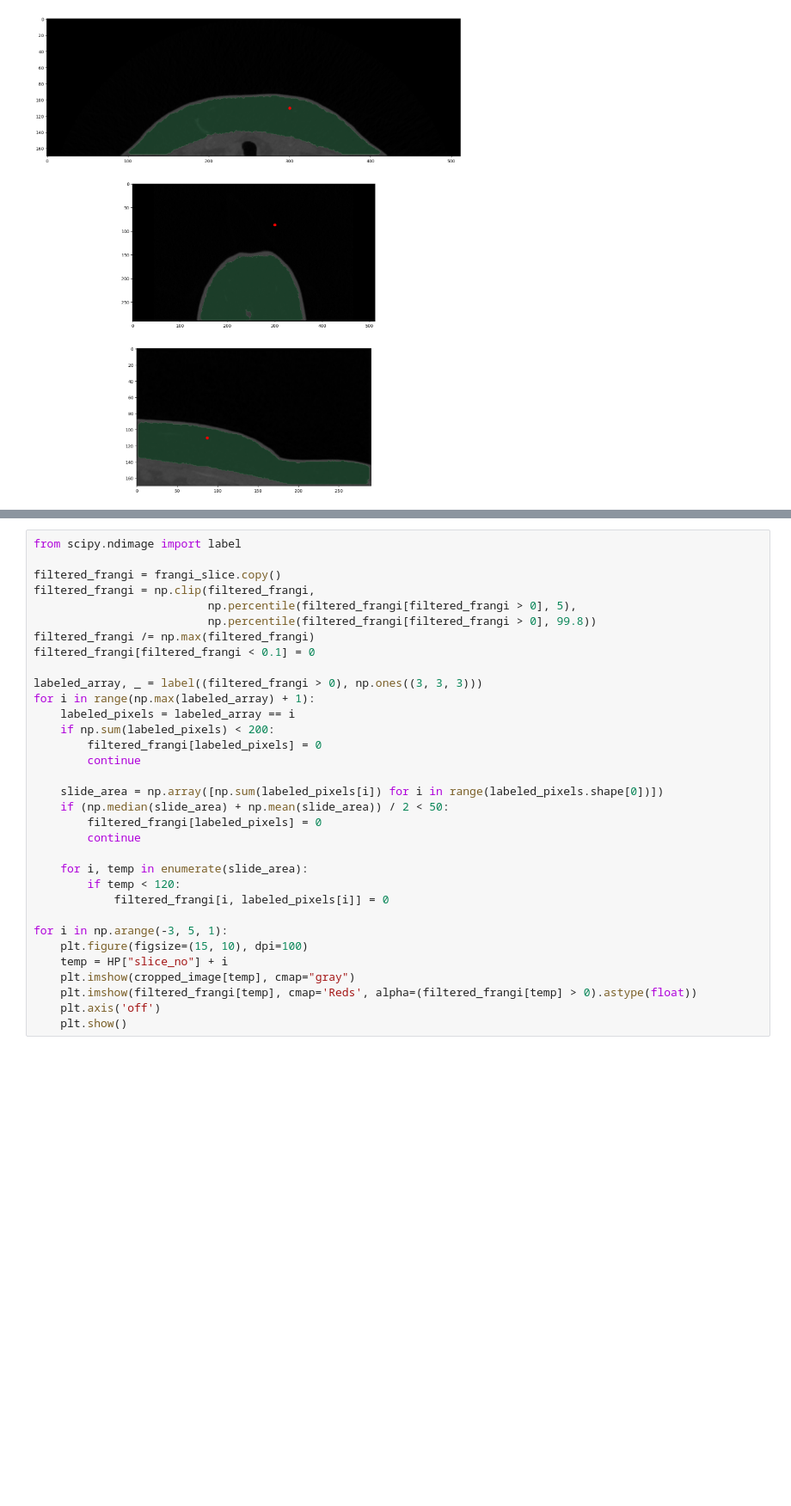
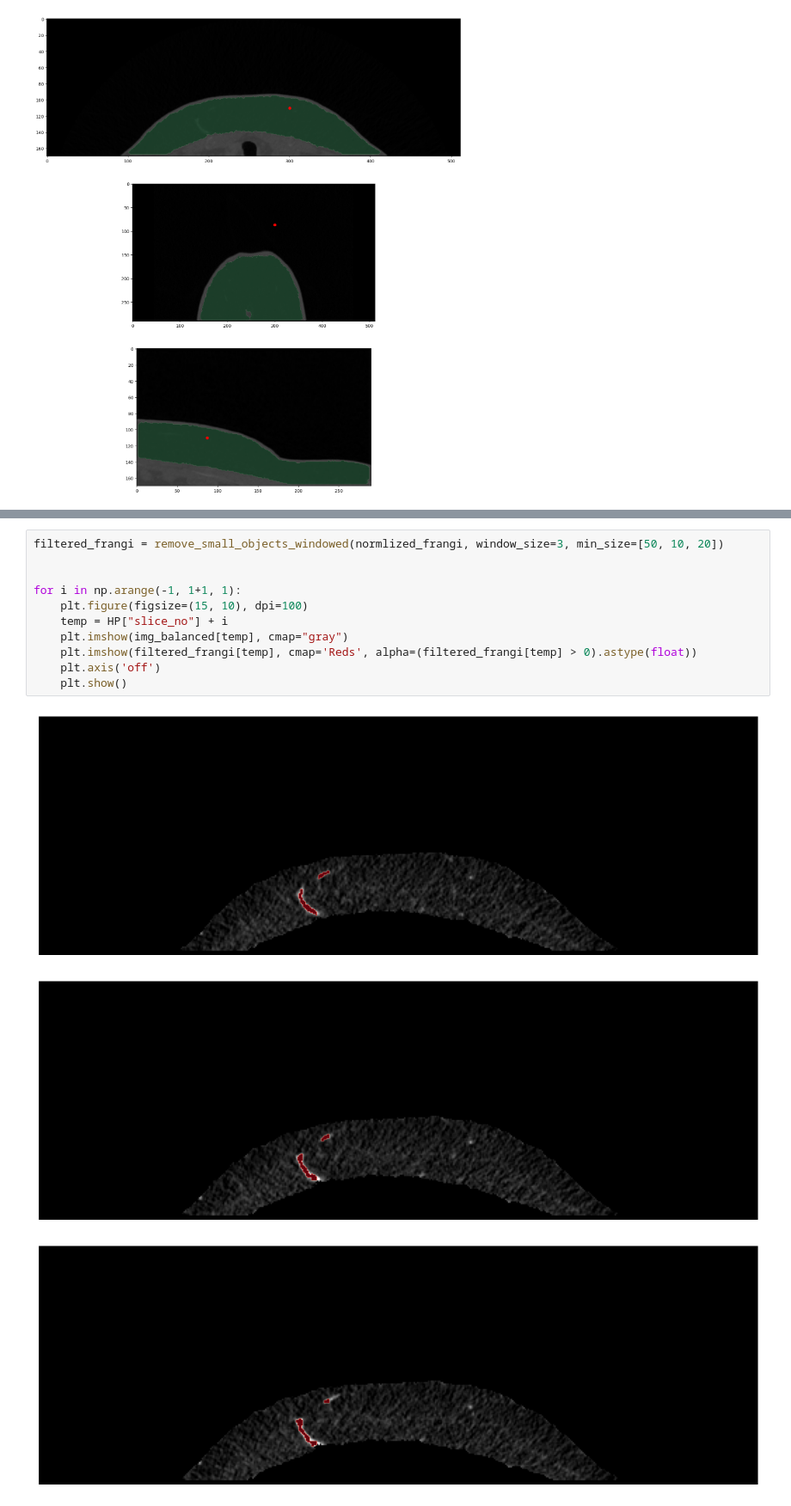
Before and after one commit to HosseinOutward/VUB-ACS-24_Hospital_Project, a Jupyter notebook: HP Clean.ipynb, the cells around one changed output, grey strips where cells are left out. Shown at 86% size. Saved outputs shown, nothing was run; the diff lists cells and outputs as text; blank space fills up the shorter version.

```diff
--- a/HP Clean.ipynb
+++ b/HP Clean.ipynb
@@ -209,33 +227,15 @@ KeyboardInterrupt:
 # %%
-from scipy.ndimage import label
+filtered_frangi = remove_small_objects_windowed(normlized_frangi, window_size=3, min_size=[50, 10, 20])
 
-filtered_frangi = frangi_slice.copy()
-filtered_frangi = np.clip(filtered_frangi,
-                          np.percentile(filtered_frangi[filtered_frangi > 0], 5),
-                          np.percentile(filtered_frangi[filtered_frangi > 0], 99.8))
-filtered_frangi /= np.max(filtered_frangi)
-filtered_frangi[filtered_frangi < 0.1] = 0
 
-labeled_array, _ = label((filtered_frangi > 0), np.ones((3, 3, 3)))
-for i in range(np.max(labeled_array) + 1):
-    labeled_pixels = labeled_array == i
-    if np.sum(labeled_pixels) < 200:
-        filtered_frangi[labeled_pixels] = 0
-        continue
-
-    slide_area = np.array([np.sum(labeled_pixels[i]) for i in range(labeled_pixels.shape[0])])
-    if (np.median(slide_area) + np.mean(slide_area)) / 2 < 50:
-        filtered_frangi[labeled_pixels] = 0
-        continue
-
-    for i, temp in enumerate(slide_area):
-        if temp < 120:
-            filtered_frangi[i, labeled_pixels[i]] = 0
-
-for i in np.arange(-3, 5, 1):
+for i in np.arange(-1, 1+1, 1):
     plt.figure(figsize=(15, 10), dpi=100)
     temp = HP["slice_no"] + i
-    plt.imshow(cropped_image[temp], cmap="gray")
+    plt.imshow(img_balanced[temp], cmap="gray")
     plt.imshow(filtered_frangi[temp], cmap='Reds', alpha=(filtered_frangi[temp] > 0).astype(float))
     plt.axis('off')
     plt.show()
+# %% [output]
+[figure, added]
+[figure, added]
+[figure, added]
```
Also changed, not shown: parts of 4 cells of this notebook.
